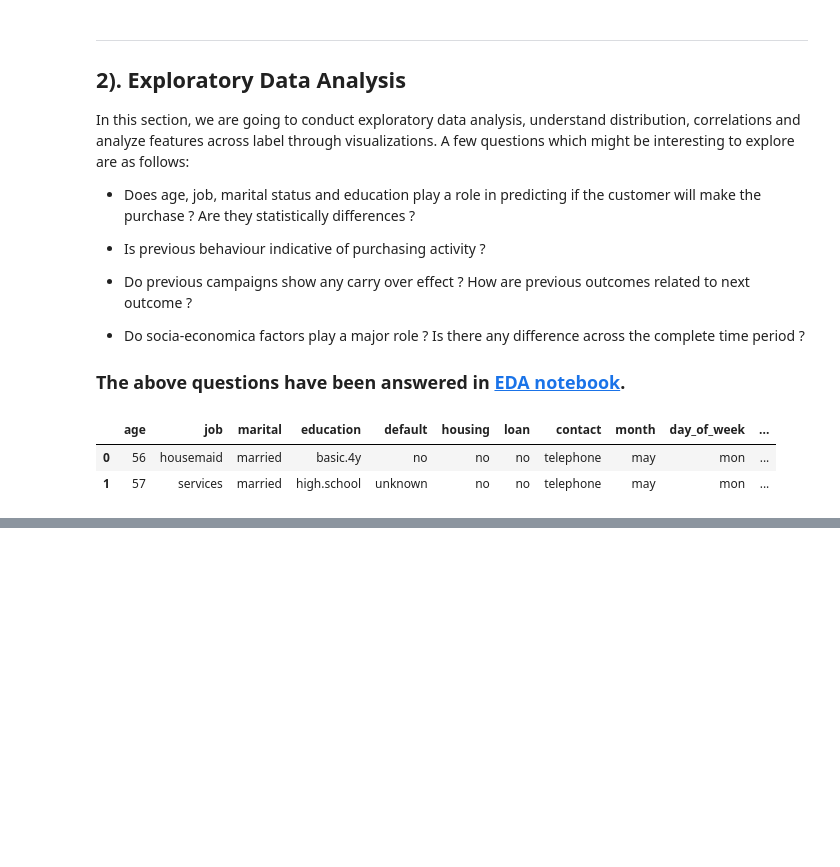
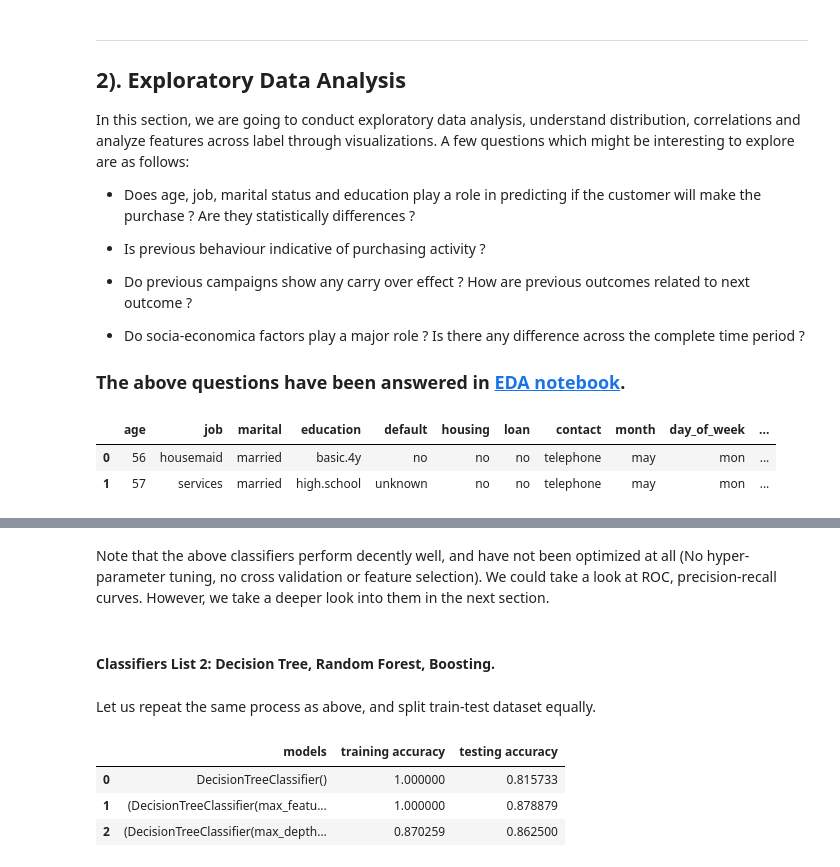
Before and after one commit to AdiVarma27/DirectMarketingPrediction, a Jupyter notebook: DirectMarketingPrediction.ipynb, the cells around one changed output, grey strips where cells are left out. Cells and saved outputs as stored; diff of their text form; code cells hidden in the pictures; blank space fills up the shorter version.

```diff
--- a/DirectMarketingPrediction.ipynb
+++ b/DirectMarketingPrediction.ipynb
@@ -127,0 +303,38 @@ df.drop(columns='y', inplace=True)
+# %% [markdown]
+Note that the above classifiers perform decently well, and have not been optimized at all (No hyper-parameter tuning, no cross validation or feature selection). We could take a look at ROC, precision-recall curves. However, we take a deeper look into them in the next section.
+# %% [markdown]
+#### Classifiers List 2: Decision Tree, Random Forest, Boosting.
+# %% [markdown]
+Let us repeat the same process as above, and split train-test dataset equally.
+# %%
+# three models from List
+from sklearn.tree import DecisionTreeClassifier
+from sklearn.ensemble import RandomForestClassifier
+from sklearn.ensemble import AdaBoostClassifier
+from sklearn.metrics import accuracy_score
+
+dt = DecisionTreeClassifier()
+rf = RandomForestClassifier()
+adb = AdaBoostClassifier()
+
+models = [dt, rf, adb]
+
+train_acc = []
+test_acc = []
+
+for model in models:
+    model.fit(X_train, y_train)
+    train_acc.append(accuracy_score(model.predict(X_train), y_train))
+    test_acc.append(accuracy_score(model.predict(X_test), y_test))
+
+df_models2 = pd.DataFrame()
+df_models2['models'] = models
+df_models2['training accuracy'] = train_acc
+df_models2['testing accuracy'] = test_acc
+
+df_models2
+# %% [output]
+|  | models | training accuracy | testing accuracy |
+| 0 | DecisionTreeClassifier() | 1.000000 | 0.815733 |
+| 1 | (DecisionTreeClassifier(max_featu... | 1.000000 | 0.878879 |
+| 2 | (DecisionTreeClassifier(max_depth... | 0.870259 | 0.862500 |
```
Also changed, not shown: parts of 23 cells of this notebook.
